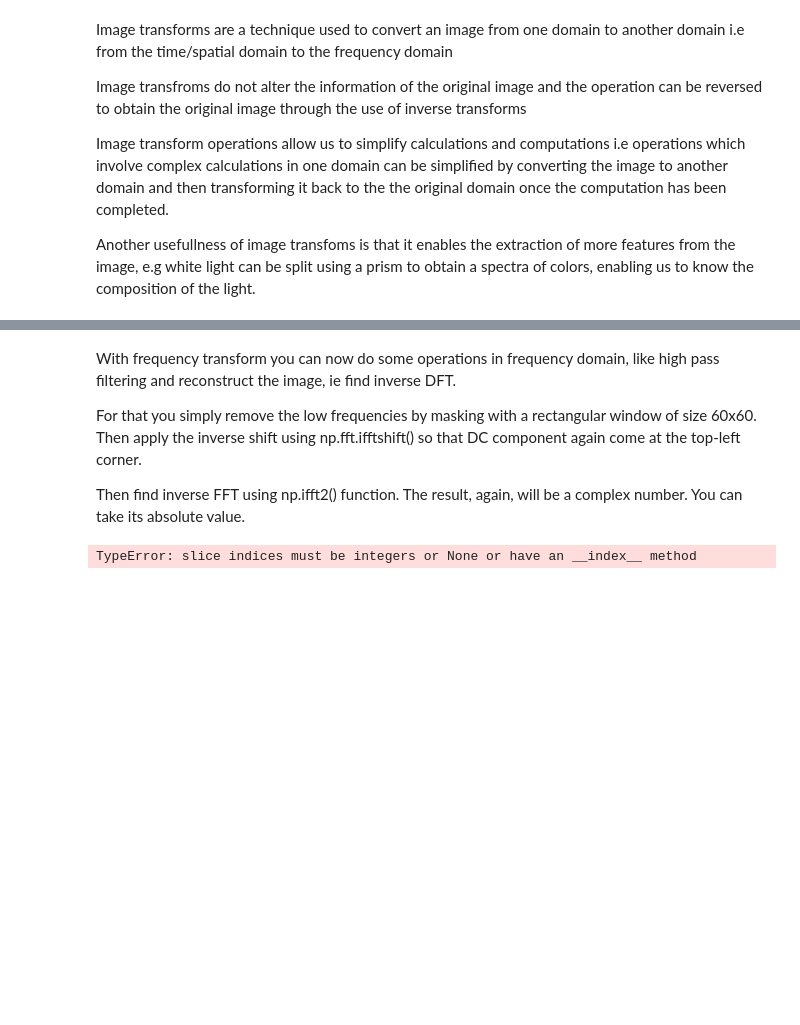
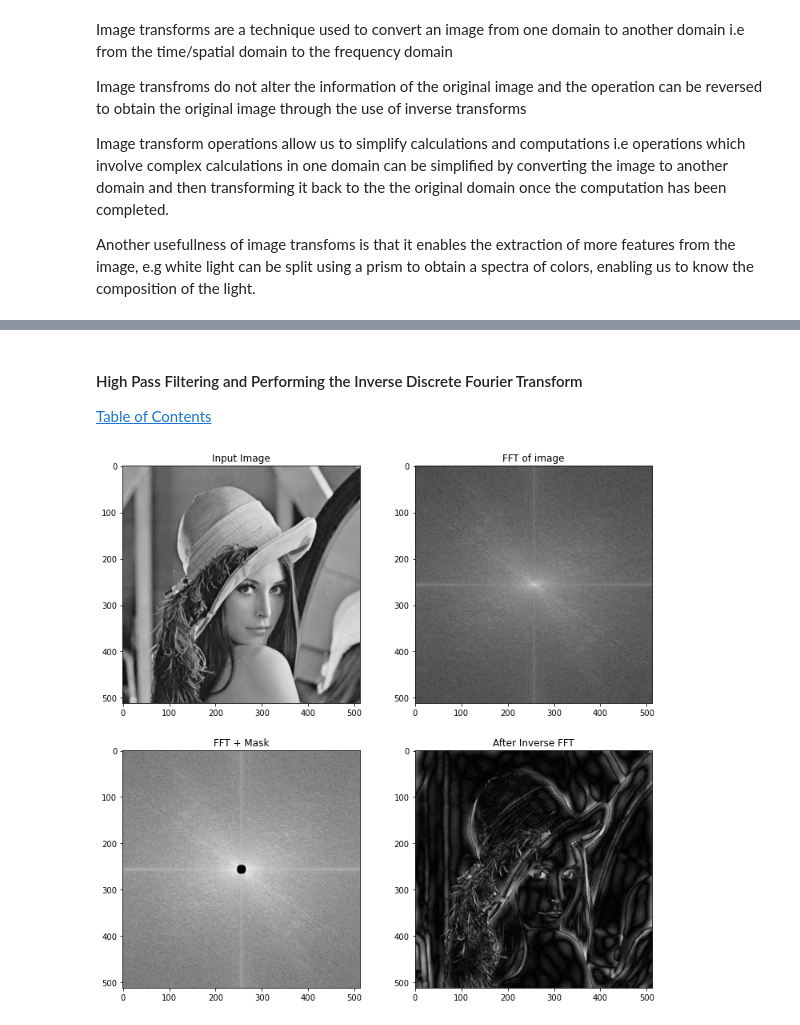
Before and after one commit to RowlandOti/Group-5--Image-Processing, a Jupyter notebook: Group 5 - Image Processing and Image Transforms.ipynb, the cells around one changed output, grey strips where cells are left out. Saved outputs shown, nothing was run; the diff lists cells and outputs as text; code cells hidden in the pictures; blank space fills up the shorter version.

```diff
--- a/Group 5 - Image Processing and Image Transforms.ipynb
+++ b/Group 5 - Image Processing and Image Transforms.ipynb
@@ -392,27 +385,39 @@ More whiter region at the center showing low frequency content is more
-# %% [markdown]
-With frequency transform you can now do some operations in frequency domain, like high pass filtering and reconstruct the image, ie find inverse DFT.
-
-For that you simply remove the low frequencies by masking with a rectangular window of size 60x60. Then apply the inverse shift using np.fft.ifftshift() so that DC component again come at the top-left corner.
-
-Then find inverse FFT using np.ifft2() function. The result, again, will be a complex number. You can take its absolute value.
-# %%
-rows, cols = img.shape
-crow,ccol = rows/2 , cols/2
-
-# create a mask first, center square is 1, remaining all zeros
-mask = np.zeros((rows,cols,2),np.uint8)
-mask[crow-50:crow+50, ccol-50:ccol+50] = 1
-
-# apply mask and inverse DFT
-fshift = dft_shift*mask
-f_ishift = np.fft.ifftshift(fshift)
-img_back = cv2.idft(f_ishift)
-img_back = cv2.magnitude(img_back[:,:,0],img_back[:,:,1])
-
-plt.subplot(121),plt.imshow(img, cmap = 'gray')
-plt.title('Input Image'), plt.xticks([]), plt.yticks([])
-plt.subplot(122),plt.imshow(img_back, cmap = 'gray')
-plt.title('Magnitude Spectrum'), plt.xticks([]), plt.yticks([])
-plt.show()
-# %% [output]
-TypeError: slice indices must be integers or None or have an __index__ method
+# %% [markdown]
+####  High Pass Filtering and Performing the Inverse Discrete Fourier Transform <a class="anchor" id="C1.1">
+
+[Table of Contents](#0)
+# %%
+## HPF Mask
+rows, cols = img_spatial.shape
+crow, ccol = int(rows/2), int(cols/2)
+
+mask = np.ones((rows, cols,2), np.uint8)
+r = 10
+center =[crow, ccol]
+x, y = np.ogrid[:rows, :cols]
+mask_area = (x - center[0]) ** 2 + (y-center[1]) **2 <= r*r
+mask[mask_area] = 0
+
+fshift = dft_shift * mask
+fshift_mask_mag = 2000 * np.log(cv2.magnitude(fshift[:,:,0], fshift[:,:,1])+1)
+
+f_ishift = np.fft.ifftshift(fshift)
+img_back = cv2.idft(f_ishift)
+img_back = cv2.magnitude(img_back[:,:,0], img_back[:,:,1])
+
+fig = plt.figure(figsize =(12, 12))
+ax1 = fig.add_subplot(2,2,1)
+ax1.imshow(img_spatial, cmap='gray')
+ax1.title.set_text('Input Image')
+ax2 = fig.add_subplot(2,2,2)
+ax2.imshow(magnitude_spectrum, cmap='gray')
+ax2.title.set_text('FFT of image')
+ax3 = fig.add_subplot(2,2,3)
+ax3.imshow(fshift_mask_mag, cmap='gray')
+ax3.title.set_text('FFT + Mask')
+ax4 = fig.add_subplot(2,2,4)
+ax4.imshow(img_back, cmap='gray')
+ax4.title.set_text('After Inverse FFT')
+plt.show()
+# %% [output]
+[figure, added]
```
Also changed, not shown: parts of 20 cells of this notebook.
